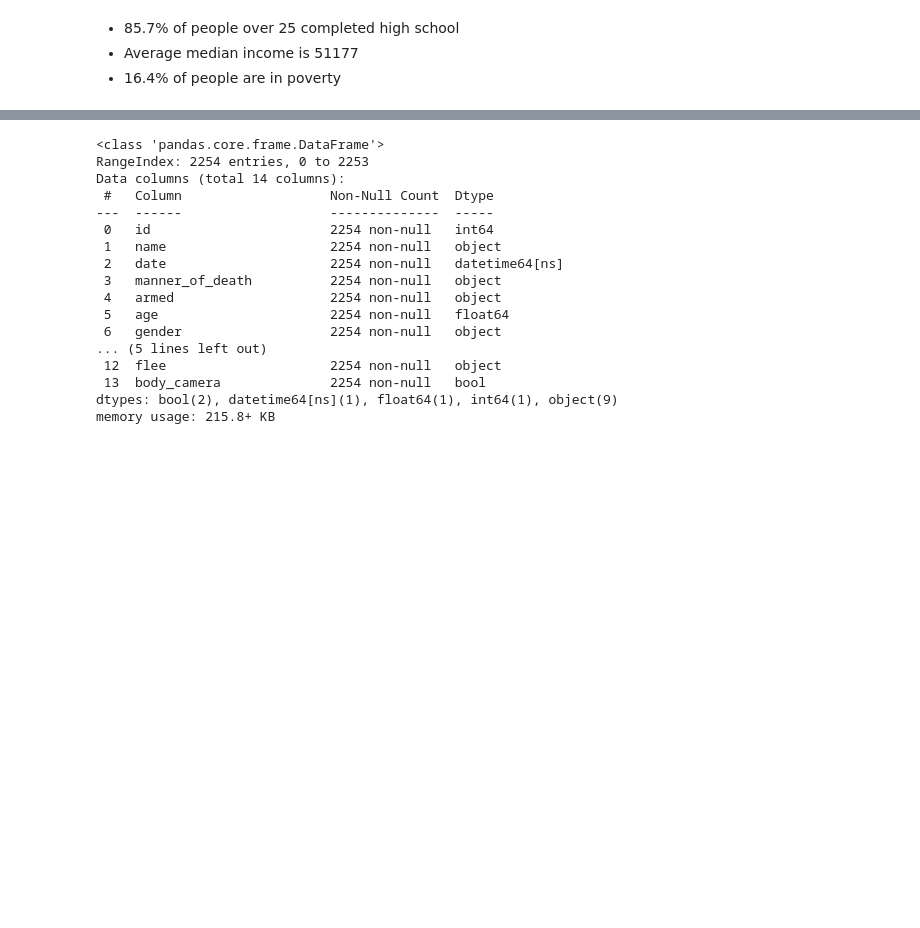
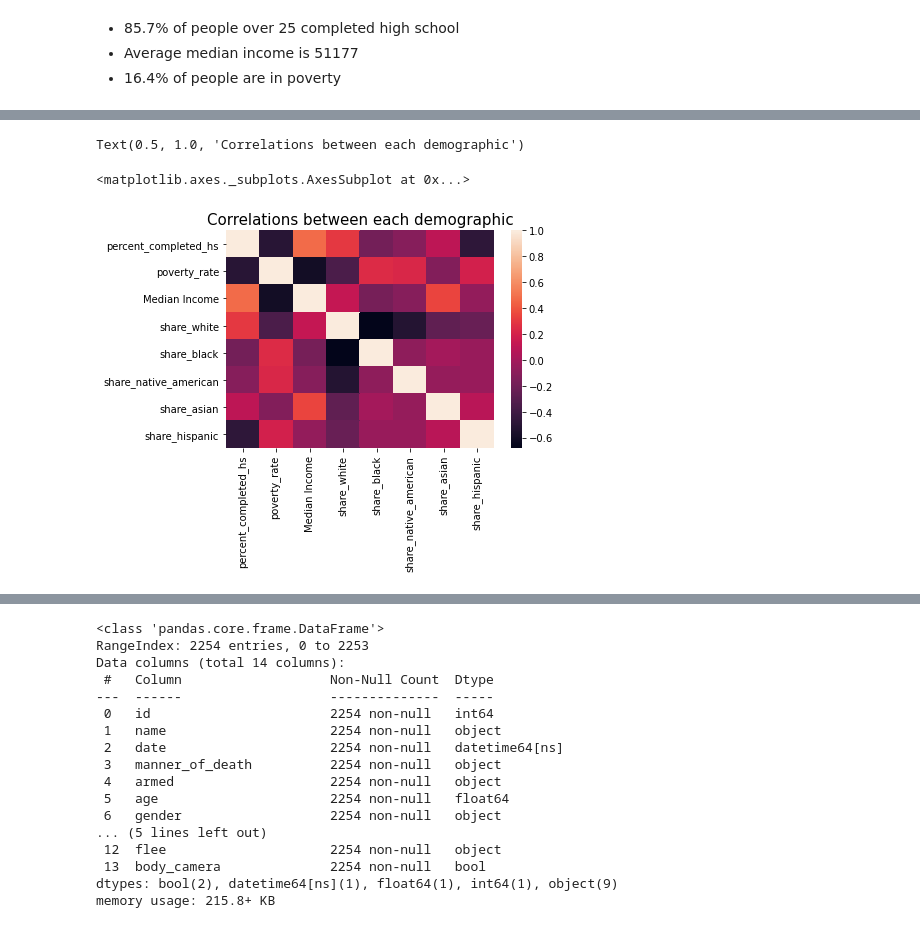
Before and after one commit to UToledo-DataScience/Fatal-Police-Shootings-in-the-US, a Jupyter notebook: EDA/EDA.ipynb, the cells around one changed output, grey strips where cells are left out. Cells and saved outputs as stored; diff of their text form; code cells hidden in the pictures; blank space fills up the shorter version.

```diff
--- a/EDA/EDA.ipynb
+++ b/EDA/EDA.ipynb
@@ -71,0 +72,7 @@ sns.heatmap(demographic.corr())
+# %%
+plt.title('Correlations between each demographic',fontdict={'fontsize':15})
+sns.heatmap(demographic.corr())
+# %% [output]
+Text(0.5, 1.0, 'Correlations between each demographic')
+<matplotlib.axes._subplots.AxesSubplot at 0x...>
+[figure, added]
```
Also changed, not shown: parts of 14 cells of this notebook.
